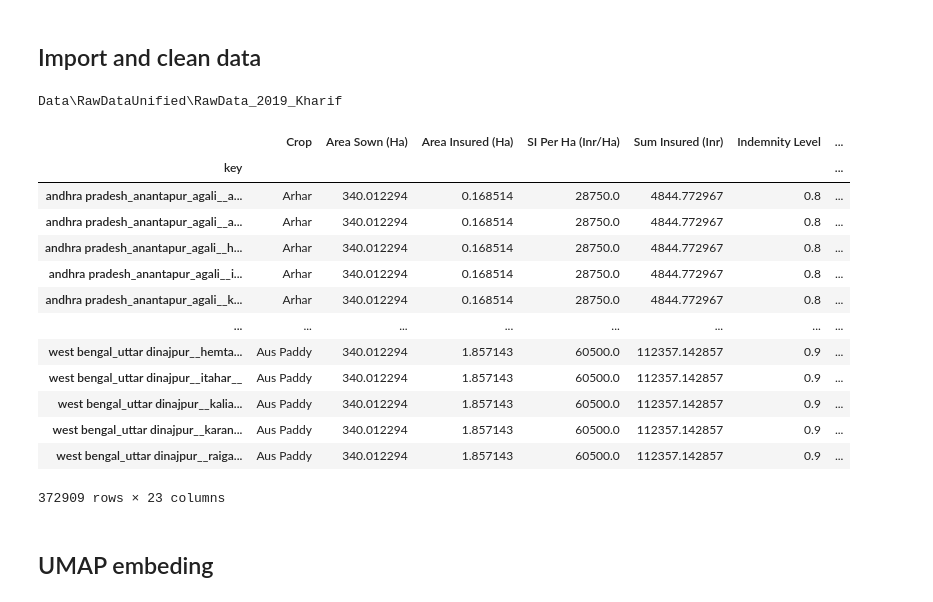
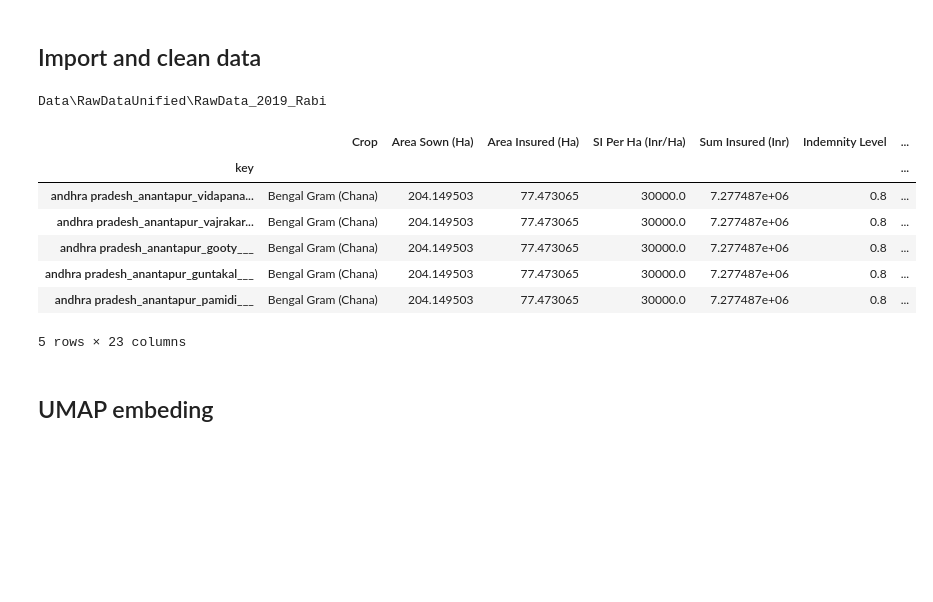
Before and after one commit to amaurylancelin/Datathon, a Jupyter notebook: pipeline_without admin.ipynb, the cells around one changed output. Saved outputs shown, nothing was run; the diff lists cells and outputs as text; code cells hidden in the pictures; blank space fills up the shorter version.

```diff
--- a/pipeline_without admin.ipynb
+++ b/pipeline_without admin.ipynb
@@ -20,7 +20,7 @@ warnings.filterwarnings("ignore")
 # %%
 #Select the dataset of one season of one year
 YEAR = 2019
-SEASON = "Kharif" # or "Kharif"
+SEASON = "Rabi" # or "Kharif"
 
 #Path to the dataset
 pathData = f"Data\RawDataUnified\RawData_{YEAR}_{SEASON}"
@@ -29,26 +29,20 @@ print(pathData)
 
 df = pd.read_csv(pathData)
 # %% [output]
-Data\RawDataUnified\RawData_2019_Kharif
+Data\RawDataUnified\RawData_2019_Rabi
 # %%
 #Clean an add loss to data
 df=add_Loss(clean_data(df))
-df
+df.head()
 # %% [output]
 |  | Crop | Area Sown (Ha) | Area Insured (Ha) | SI Per Ha (Inr/Ha) | Sum Insured (Inr) | Indemnity Level | ... |
 | key |  |  |  |  |  |  | ... |
-| andhra pradesh_anantapur_agali__a... | Arhar | 340.012294 | 0.168514 | 28750.0 | 4844.772967 | 0.8 | ... |
-| andhra pradesh_anantapur_agali__a... | Arhar | 340.012294 | 0.168514 | 28750.0 | 4844.772967 | 0.8 | ... |
-| andhra pradesh_anantapur_agali__h... | Arhar | 340.012294 | 0.168514 | 28750.0 | 4844.772967 | 0.8 | ... |
-| andhra pradesh_anantapur_agali__i... | Arhar | 340.012294 | 0.168514 | 28750.0 | 4844.772967 | 0.8 | ... |
-| andhra pradesh_anantapur_agali__k... | Arhar | 340.012294 | 0.168514 | 28750.0 | 4844.772967 | 0.8 | ... |
-| ... | ... | ... | ... | ... | ... | ... | ... |
-| west bengal_uttar dinajpur__hemta... | Aus Paddy | 340.012294 | 1.857143 | 60500.0 | 112357.142857 | 0.9 | ... |
-| west bengal_uttar dinajpur__itahar__ | Aus Paddy | 340.012294 | 1.857143 | 60500.0 | 112357.142857 | 0.9 | ... |
-| west bengal_uttar dinajpur__kalia... | Aus Paddy | 340.012294 | 1.857143 | 60500.0 | 112357.142857 | 0.9 | ... |
-| west bengal_uttar dinajpur__karan... | Aus Paddy | 340.012294 | 1.857143 | 60500.0 | 112357.142857 | 0.9 | ... |
-| west bengal_uttar dinajpur__raiga... | Aus Paddy | 340.012294 | 1.857143 | 60500.0 | 112357.142857 | 0.9 | ... |
+| andhra pradesh_anantapur_vidapana... | Bengal Gram (Chana) | 204.149503 | 77.473065 | 30000.0 | 7.277487e+06 | 0.8 | ... |
+| andhra pradesh_anantapur_vajrakar... | Bengal Gram (Chana) | 204.149503 | 77.473065 | 30000.0 | 7.277487e+06 | 0.8 | ... |
+| andhra pradesh_anantapur_gooty___ | Bengal Gram (Chana) | 204.149503 | 77.473065 | 30000.0 | 7.277487e+06 | 0.8 | ... |
+| andhra pradesh_anantapur_guntakal___ | Bengal Gram (Chana) | 204.149503 | 77.473065 | 30000.0 | 7.277487e+06 | 0.8 | ... |
+| andhra pradesh_anantapur_pamidi___ | Bengal Gram (Chana) | 204.149503 | 77.473065 | 30000.0 | 7.277487e+06 | 0.8 | ... |
-372909 rows × 23 columns
+5 rows × 23 columns
 # %% [markdown]
 ## UMAP embeding
 # %%
```
Also changed, not shown: parts of 7 cells of this notebook.
